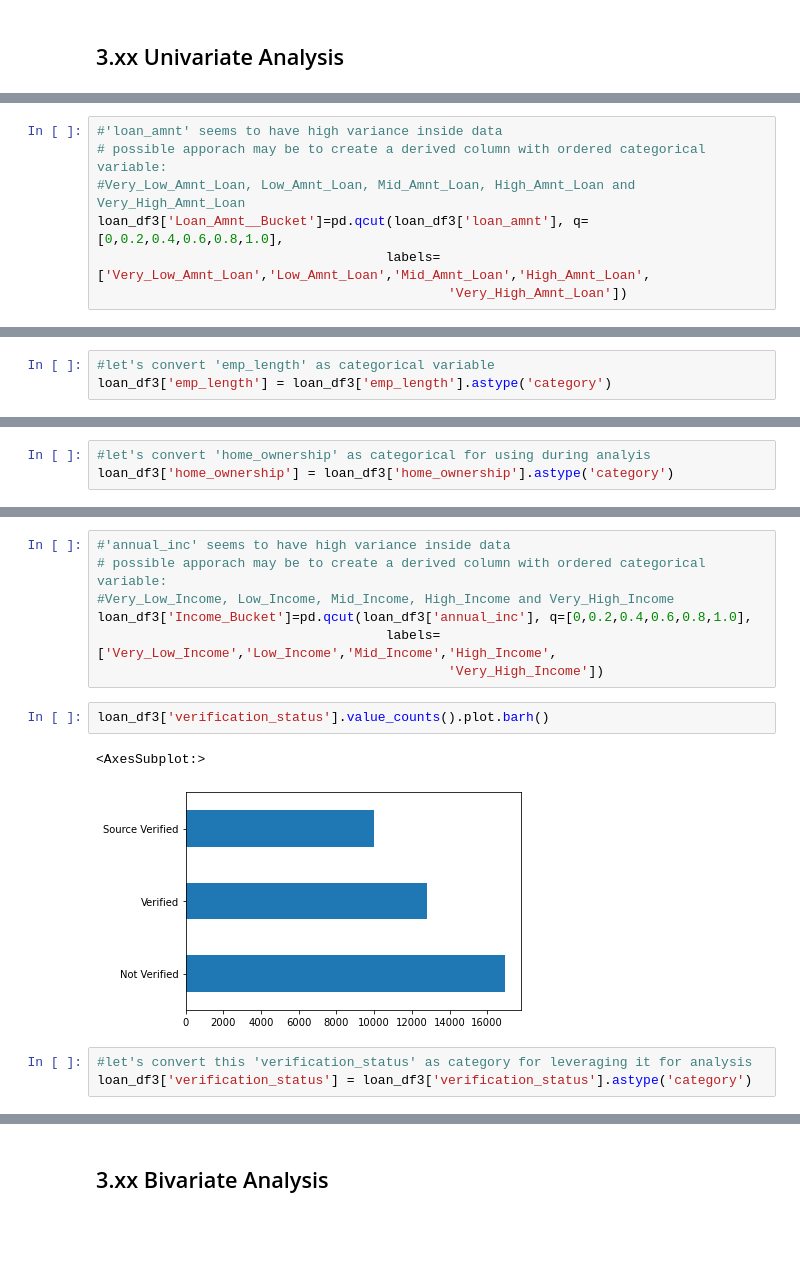
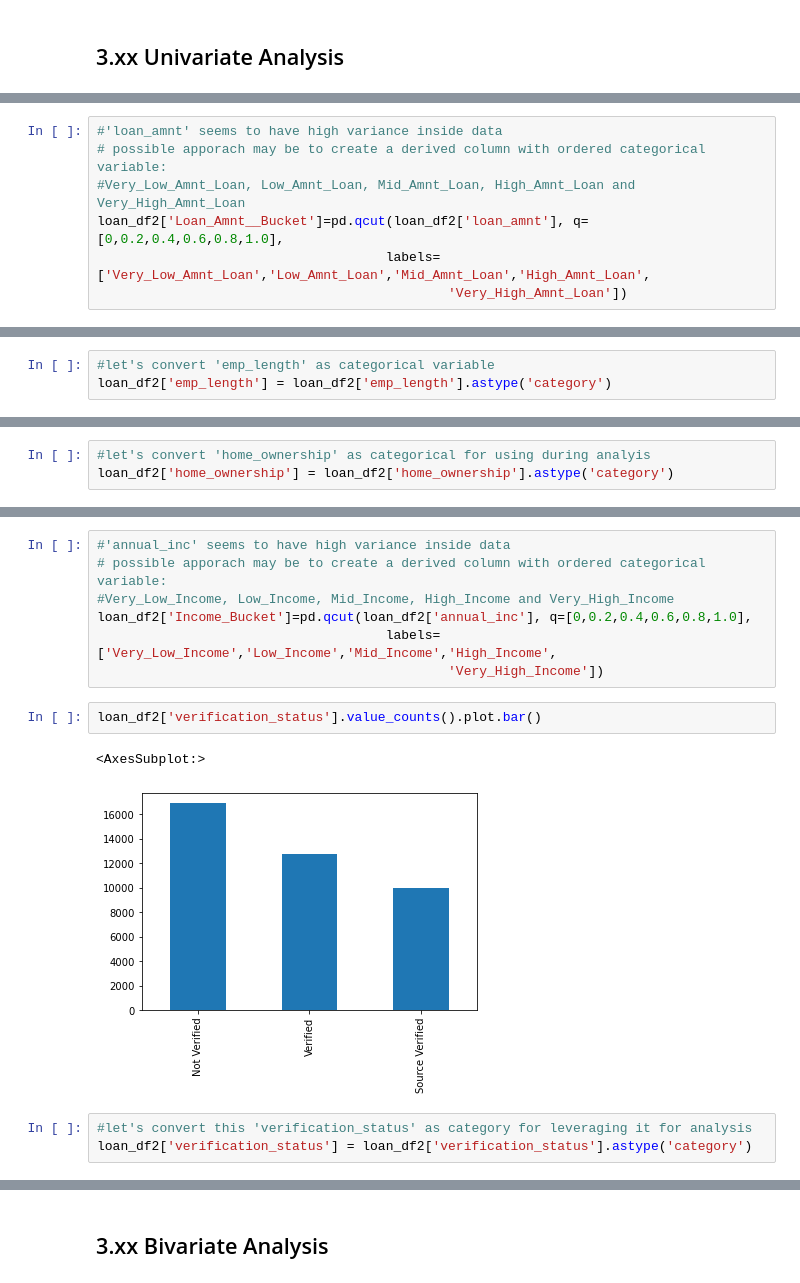
Before and after one commit to JamshedAhsan/fraud-detection, a Jupyter notebook: Case-Study-Lending-Loan-Club.ipynb, the cells around one changed output, grey strips where cells are left out. Cells and saved outputs as stored; diff of their text form; blank space fills up the shorter version.

```diff
--- a/Case-Study-Lending-Loan-Club.ipynb
+++ b/Case-Study-Lending-Loan-Club.ipynb
@@ -919,7 +871,7 @@ Name: installment, dtype: float64
 #'loan_amnt' seems to have high variance inside data
 # possible apporach may be to create a derived column with ordered categorical variable:
 #Very_Low_Amnt_Loan, Low_Amnt_Loan, Mid_Amnt_Loan, High_Amnt_Loan and Very_High_Amnt_Loan
-loan_df3['Loan_Amnt__Bucket']=pd.qcut(loan_df3['loan_amnt'], q=[0,0.2,0.4,0.6,0.8,1.0],
+loan_df2['Loan_Amnt__Bucket']=pd.qcut(loan_df2['loan_amnt'], q=[0,0.2,0.4,0.6,0.8,1.0],
                                      labels=['Very_Low_Amnt_Loan','Low_Amnt_Loan','Mid_Amnt_Loan','High_Amnt_Loan',
                                              'Very_High_Amnt_Loan'])
 # %%
@@ -940,4 +882,4 @@ Name: emp_length, dtype: int64
 # %%
 #let's convert 'emp_length' as categorical variable
-loan_df3['emp_length'] = loan_df3['emp_length'].astype('category')
+loan_df2['emp_length'] = loan_df2['emp_length'].astype('category')
 # %%
@@ -953,4 +895,4 @@ loan_df3['home_ownership'].value_counts().plot.barh()
 # %%
 #let's convert 'home_ownership' as categorical for using during analyis
-loan_df3['home_ownership'] = loan_df3['home_ownership'].astype('category')
+loan_df2['home_ownership'] = loan_df2['home_ownership'].astype('category')
 # %%
@@ -974,15 +916,15 @@ loan_df3['annual_inc'].plot.box()
 #'annual_inc' seems to have high variance inside data
 # possible apporach may be to create a derived column with ordered categorical variable:
 #Very_Low_Income, Low_Income, Mid_Income, High_Income and Very_High_Income
-loan_df3['Income_Bucket']=pd.qcut(loan_df3['annual_inc'], q=[0,0.2,0.4,0.6,0.8,1.0],
+loan_df2['Income_Bucket']=pd.qcut(loan_df2['annual_inc'], q=[0,0.2,0.4,0.6,0.8,1.0],
                                      labels=['Very_Low_Income','Low_Income','Mid_Income','High_Income',
                                              'Very_High_Income'])
 # %%
-loan_df3['verification_status'].value_counts().plot.barh()
+loan_df2['verification_status'].value_counts().plot.bar()
 # %% [output]
 <AxesSubplot:>
-[figure, old version]
+[figure, new version]
 # %%
 #let's convert this 'verification_status' as category for leveraging it for analysis
-loan_df3['verification_status'] = loan_df3['verification_status'].astype('category')
+loan_df2['verification_status'] = loan_df2['verification_status'].astype('category')
 # %%
```
Also changed, not shown: parts of 158 cells of this notebook.
